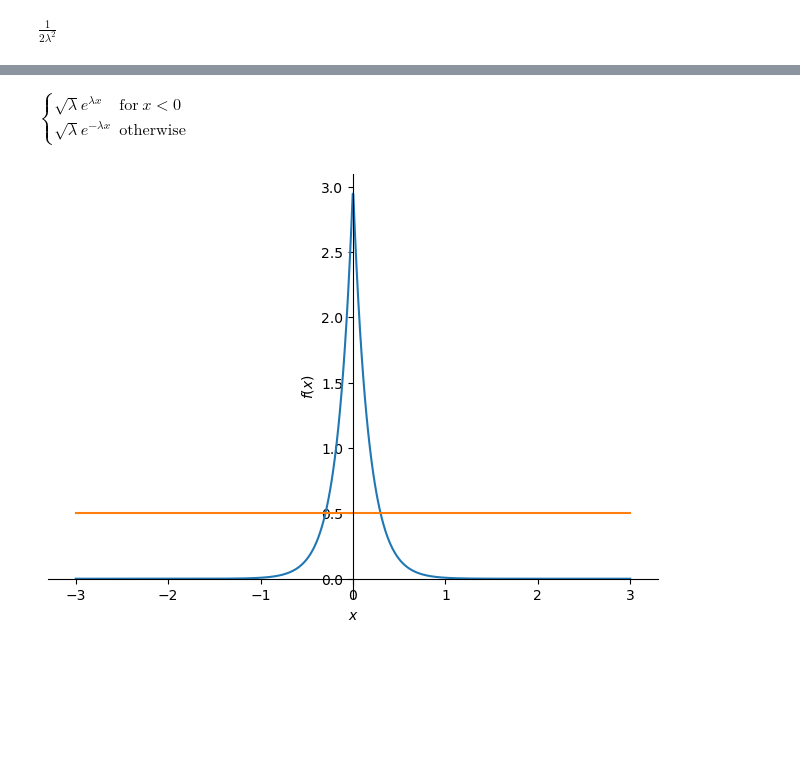
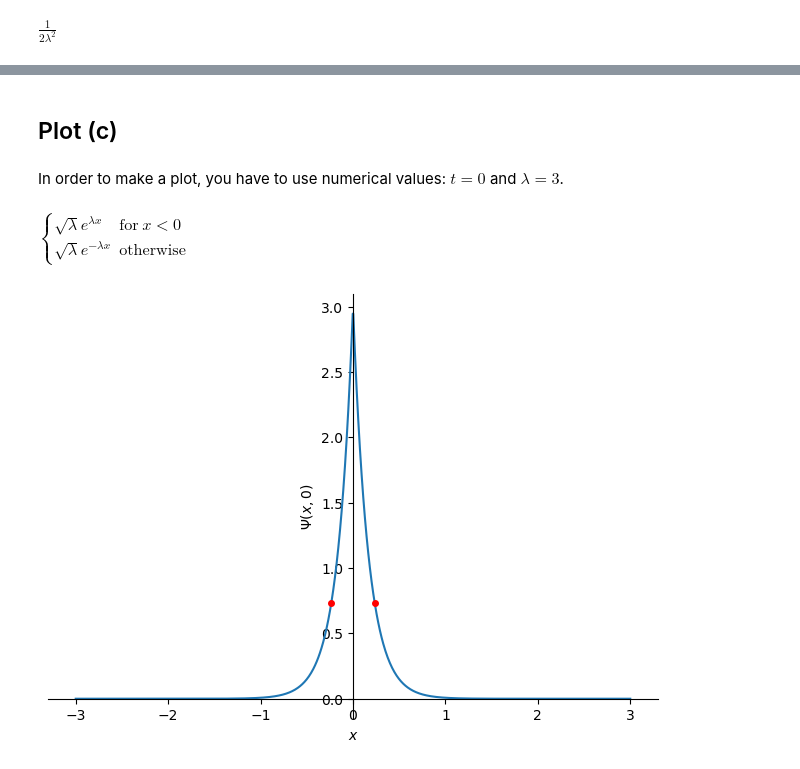
Before and after one commit to gjbex/Scientific-Python, a Jupyter notebook: source-code/sympy/griffith_chapter_01.ipynb, the cells around one changed output, grey strips where cells are left out. Drawn from its saved outputs; the diff is of its cells as text; code cells hidden in the pictures; blank space fills up the shorter version.

```diff
--- a/source-code/sympy/griffith_chapter_01.ipynb
+++ b/source-code/sympy/griffith_chapter_01.ipynb
@@ -129,4 +166,5 @@ $\displaystyle 0$
 # %%
-sympy.integrate(x**2*sympy.conjugate(Ψ)*Ψ, (x, -sympy.oo, sympy.oo))
+x2 = sympy.integrate(x**2*sympy.conjugate(Ψ)*Ψ, (x, -sympy.oo, sympy.oo))
+x2
 # %% [output]
 $\displaystyle \frac{1}{2 \lambda^{2}}$
@@ -132,0 +176,3 @@ $\displaystyle \frac{1}{2 \lambda^{2}}$
+# %%
+σ = sqrt(x2)
+σ
@@ -133,12 +195,29 @@ $\displaystyle \frac{1}{2 \lambda^{2}}$
+# %% [markdown]
+## Plot (c)
+# %% [markdown]
+In order to make a plot, you have to use numerical values: $t = 0$ and $\lambda = 3$.
 # %%
 Ψ_0 = Ψ.subs(t, 0)
 # %%
 Ψ_0
 # %% [output]
 $\displaystyle \begin{cases} \sqrt{\lambda} e^{\lambda x} & \text{for}\: x < 0 \\\sqrt{\lambda} e^{- \lambda x} & \text{otherwise} \end{cases}$
+# %%
+ρ = sympy.conjugate(Ψ_0)*Ψ_0
+ρ_3 = ρ.subs(λ, 3)
+σ_3 = σ.subs(λ, 3)
 # %%
 _ = sympy.plot(
-    sympy.conjugate(Ψ_0.subs(λ, 3))*Ψ_0.subs(λ, 3), 0.5, (x, -3, 3),
+    ρ_3, (x, -3, 3),
+    markers=[{
+        "args": [
+            [-σ.subs(λ, 3), σ.subs(λ, 3)],
+            [ρ_3.subs(x, -σ_3), ρ_3.subs(x, σ_3)],
+            'ro'
+        ],
+        "markersize": 4,
+    }],
+    ylabel=r'$\Psi(x, 0)$',
 )
 # %% [output]
-[figure, old version]
+[figure, new version]
```
Also changed, not shown: parts of 19 cells of this notebook.
